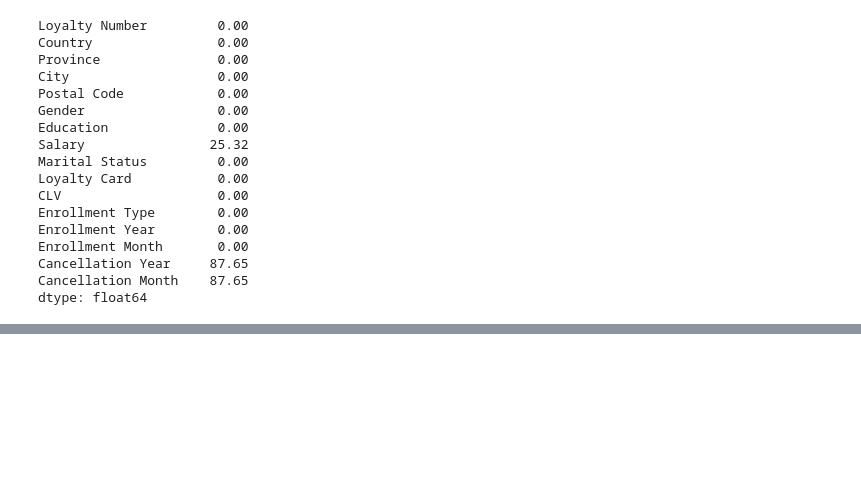
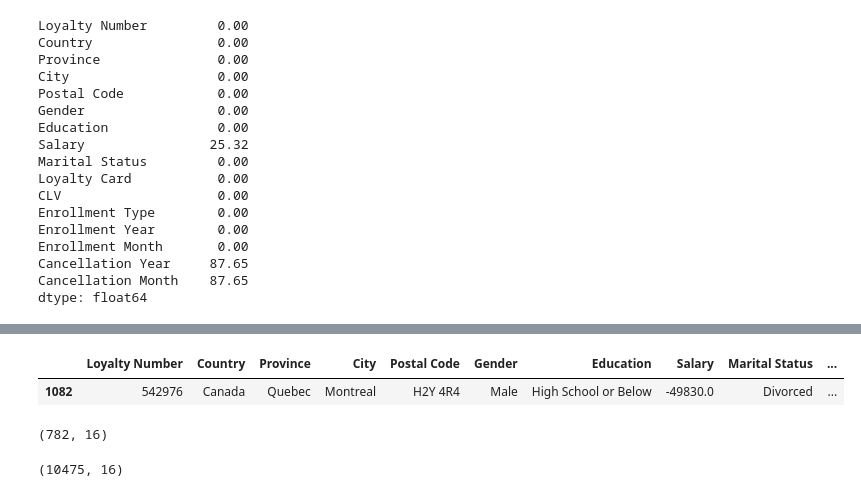
Before and after one commit to Adalab/bda-modulo-3-evaluacion-final-Andrea-Gauger, a Jupyter notebook: notebooks/01_eda.ipynb, the cells around one changed output, grey strips where cells are left out. Saved outputs shown, nothing was run; the diff lists cells and outputs as text; code cells hidden in the pictures; blank space fills up the shorter version.

```diff
--- a/notebooks/01_eda.ipynb
+++ b/notebooks/01_eda.ipynb
@@ -326,0 +474,18 @@ dtype: float64
+# %%
+# Compruebo que todos los salarios negativos sean bachelor y no, hay uno mas
+# High School or Below también tiene salario negativo
+df_history[(df_history["Salary"] < 0) & (df_history["Education"] != "Bachelor")]
+# %% [output]
+|  | Loyalty Number | Country | Province | City | Postal Code | Gender | Education | Salary | Marital Status | ... |
+| 1082 | 542976 | Canada | Quebec | Montreal | H2Y 4R4 | Male | High School or Below | -49830.0 | Divorced | ... |
+# %%
+# Veo cuantas filas hay que coincidan con Education "High School or Below" y
+# son muchas más, no parece haber una relación
+df_history[df_history["Education"] == "High School or Below"].shape
+# %% [output]
+(782, 16)
+# %%
+# Tampoco con "Bachelor"
+df_history[df_history["Education"] == "Bachelor"].shape
+# %% [output]
+(10475, 16)
```
Also changed, not shown: parts of 42 cells of this notebook.
